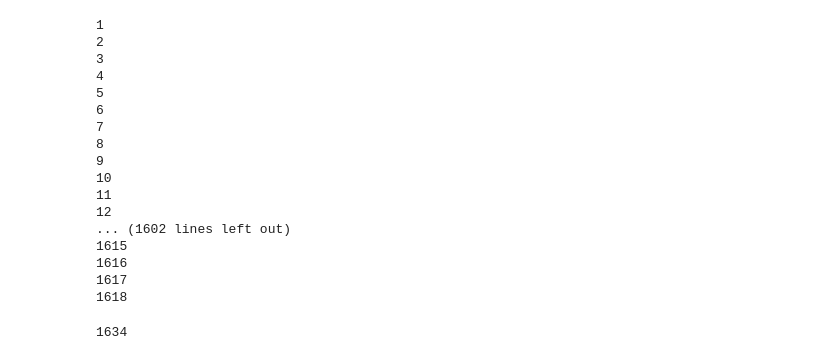
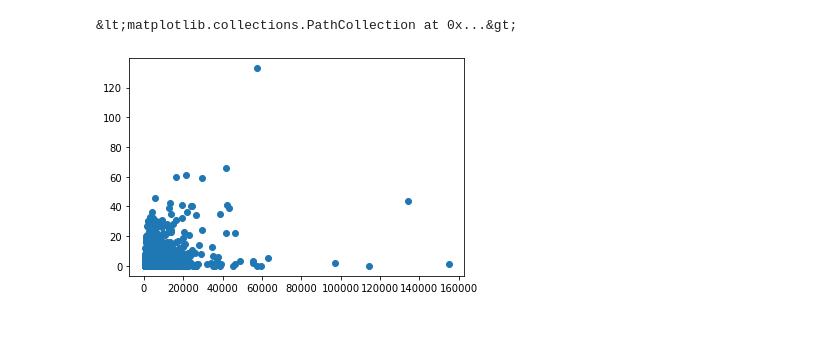
Before and after one commit to jcpark376/project2-wikipedia, a Jupyter notebook: ExtractClean/features.ipynb, the cells around one changed output. Saved outputs shown, nothing was run; the diff lists cells and outputs as text; code cells hidden in the pictures; blank space fills up the shorter version.

Commit message:
finished 3 features and y axis cleanup

```diff
--- a/ExtractClean/features.ipynb
+++ b/ExtractClean/features.ipynb
@@ -2,13 +2,21 @@
 import pandas as pd
 from bs4 import BeautifulSoup
 import os
+import datetime as dt
 
 wiki_feat = pd.read_csv('../WebScraper/wikiarticles.csv')
 wiki_feat = wiki_feat.set_index('article_name') #set article name as index
+wiki_feat['date_article_creation'] = wiki_feat['date_article_creation'].str[7:] #strip time
+# %%
+# clean up column 'date_article_creation' and make 'days_since_creation'
+wiki_feat['date_article_creation']= pd.to_datetime(wiki_feat['date_article_creation'], errors='coerce')
+today = pd.to_datetime(dt.date.today())
+wiki_feat['days_since_creation'] = (today - wiki_feat['date_article_creation']) / pd.Timedelta(1, 'D') # convert timedelta object to pure day by dividing by 1 d
 # %%
-ref_counts = [] #init list for feature 2 column
-body_text_lens = [] #init list for feature 3 column
-exec_counter = 0
+lang_nums = []
+ref_counts = []
+body_text_lens = []
+# exec_counter = 0
 
 for article in wiki_feat.index:
     filename = "../wikiarticles/" + article + ".html"
@@ -16,48 +24,35 @@ for article in wiki_feat.index:
     html_text = html_handle.read()
     soup = BeautifulSoup(html_text, 'lxml')
 
-    # filling column for feature 2, extract number of references from html
+    # filling list for target
+    lang_section = soup.find("nav", {"id":"p-lang"})
+    lang_num = len(lang_section.find_all('li'))
+    lang_nums.append(lang_num)
+
+    # filling list for feature 2, extract number of references from html
     try:
         ref_count = len(soup.find('ol', class_='references').find_all('li'))
     except AttributeError: #when there are no references
         ref_count = 0
     ref_counts.append(ref_count)
 
-    # filling column for feature 3, extract length of body text
+    # filling list for feature 3, extract length of body text
     body_text = soup.find("div", {"id":"mw-content-text"}).text
     len_body_text = len(body_text)
     body_text_lens.append(len_body_text)
 
+    # exec_counter += 1
+    # print(exec_counter)
 
-
-    exec_counter += 1
-    print(exec_counter)
+wiki_feat['languages'] = lang_nums
+wiki_feat['references'] = ref_counts
+wiki_feat['text_length'] = body_text_lens
-# %% [output]
-1
-2
-3
-4
-5
-6
-7
-8
-9
-10
-11
-12
-... (1602 lines left out)
-1615
-1616
-1617
-1618
-# %%
-# playground
-filename = '../wikiarticles/Sredinny Range.html'
-html_handle = open(filename)
-html_text = html_handle.read()
-soup = BeautifulSoup(html_text, 'lxml')
-body_text = soup.find("div", {"id":"mw-content-text"}).text
-len_body_text = len(body_text)
-print(len_body_text)
-# %% [output]
-1634
+# %%
+import matplotlib.pyplot as plt
+%matplotlib inline
+#plt.scatter(wiki_feat['days_since_creation'],wiki_feat['languages'])
+#plt.scatter(wiki_feat['references'],wiki_feat['languages'])
+plt.scatter(wiki_feat['text_length'],wiki_feat['languages'])
+# %% [output]
+&lt;matplotlib.collections.PathCollection at 0x...&gt;
+[figure, added]
```
